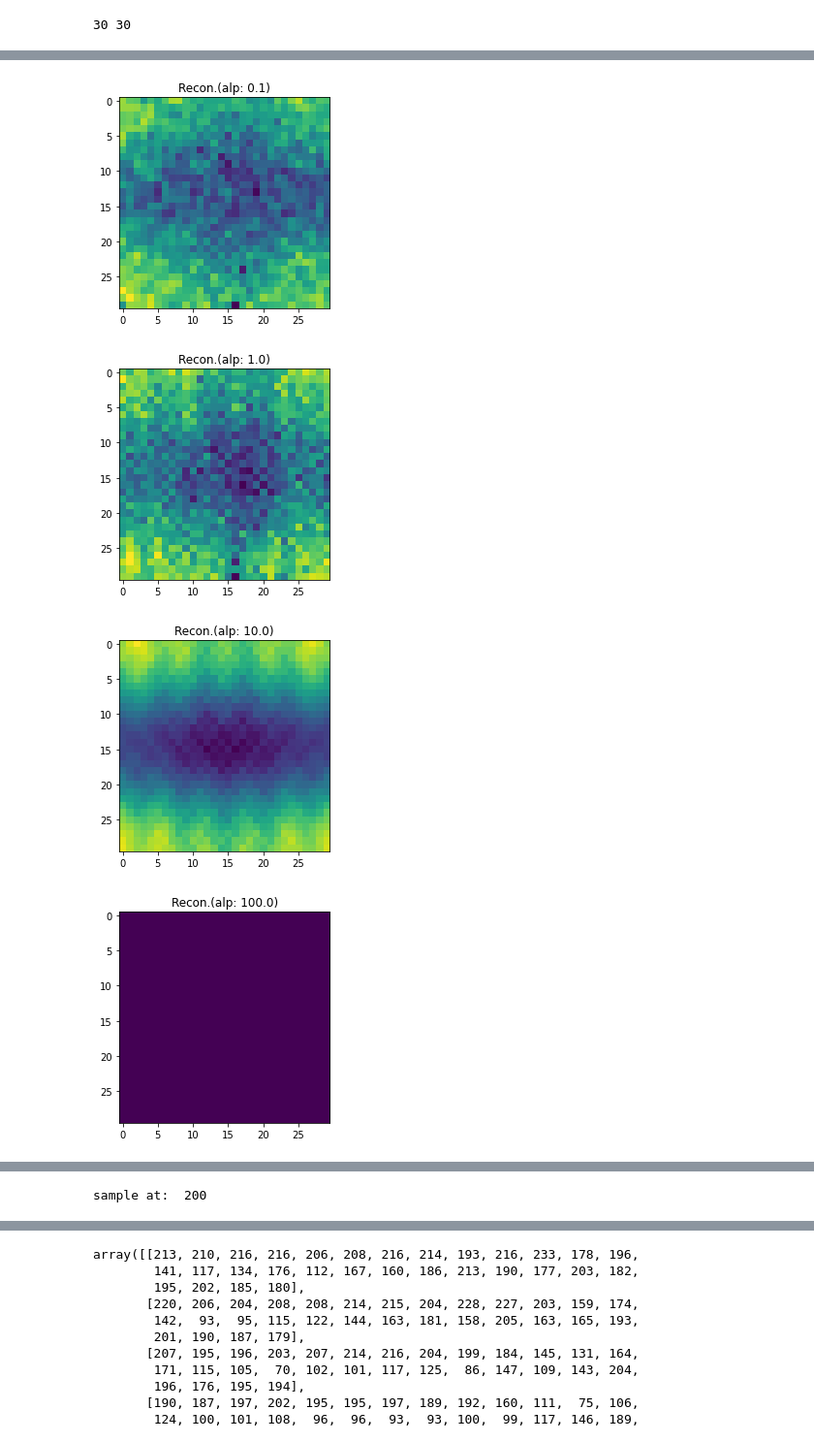
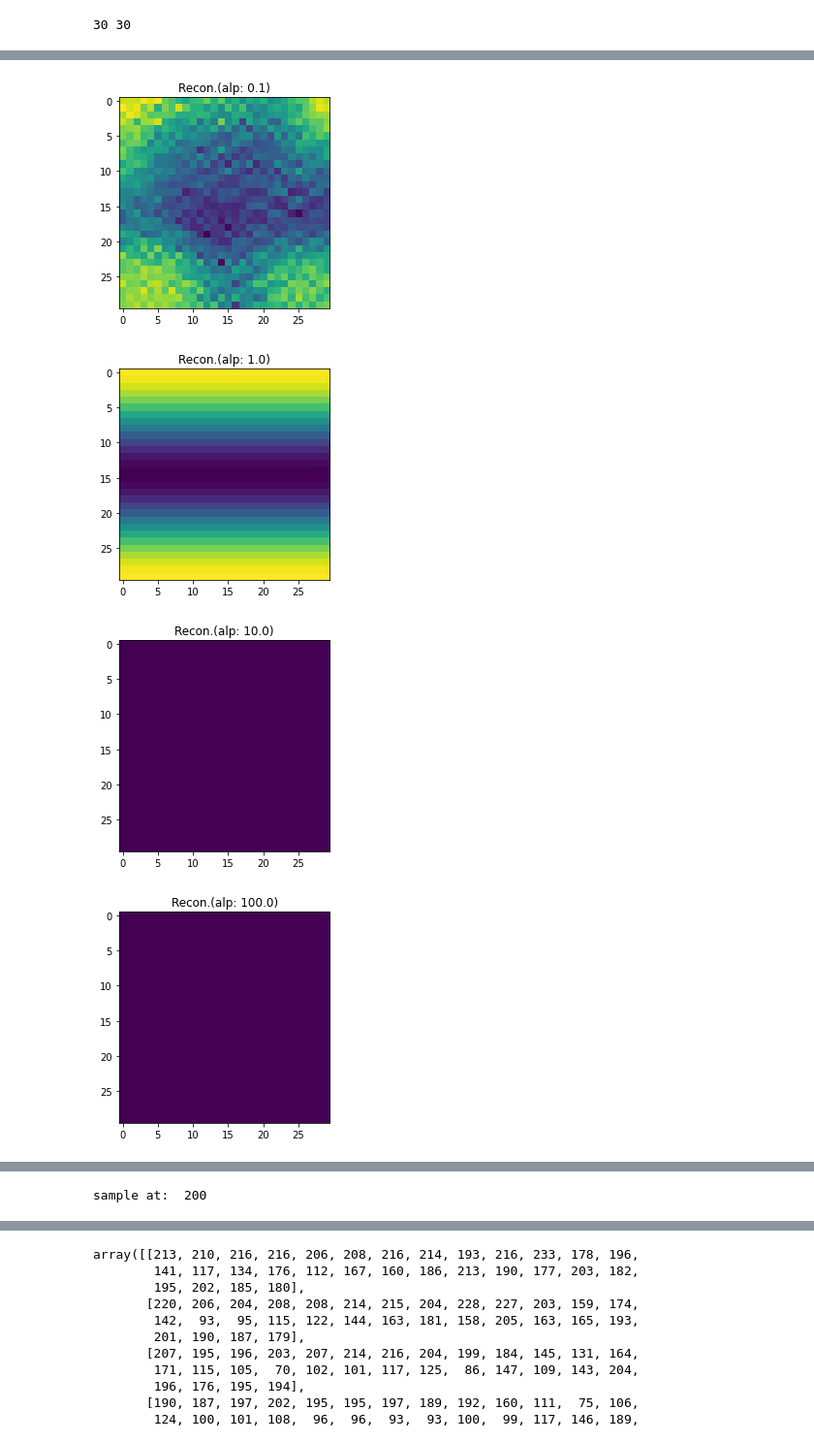
Before and after one commit to qkstngus000/Visual-Compressive-Sensing, a Jupyter notebook: Classical_Reconstruction_Hyperparameter_Search.ipynb, the cells around one changed output, grey strips where cells are left out. Shown at 97% size. Drawn from its saved outputs; the diff is of its cells as text; code cells hidden in the pictures.

```diff
--- a/Classical_Reconstruction_Hyperparameter_Search.ipynb
+++ b/Classical_Reconstruction_Hyperparameter_Search.ipynb
@@ -42,7 +135,7 @@ for classical_samp in classical_samp_list:
         classical_Y = classical_Y.reshape(classical_samp, 1)
 
         # Generate C matrix
-        C = np.eye(cn * cm)[rand_index, :] * np.sqrt(cn * cm)
+        C = np.eye(cn * cm)[rand_index, :]# * np.sqrt(cn * cm)
         C3D = C.reshape(classical_samp, cn, cm)
         theta, classical_reform, s = compress(C3D, classical_Y, alp)
 
@@ -56,6 +149,6 @@ sample at:  100
-[figure, old version]
+[figure, new version]
-[figure, old version]
+[figure, new version]
-[figure, old version]
+[figure, new version]
 [figure]
 [figure]
 sample at:  200
```
Also changed, not shown: parts of 9 cells of this notebook, 6 other files.
